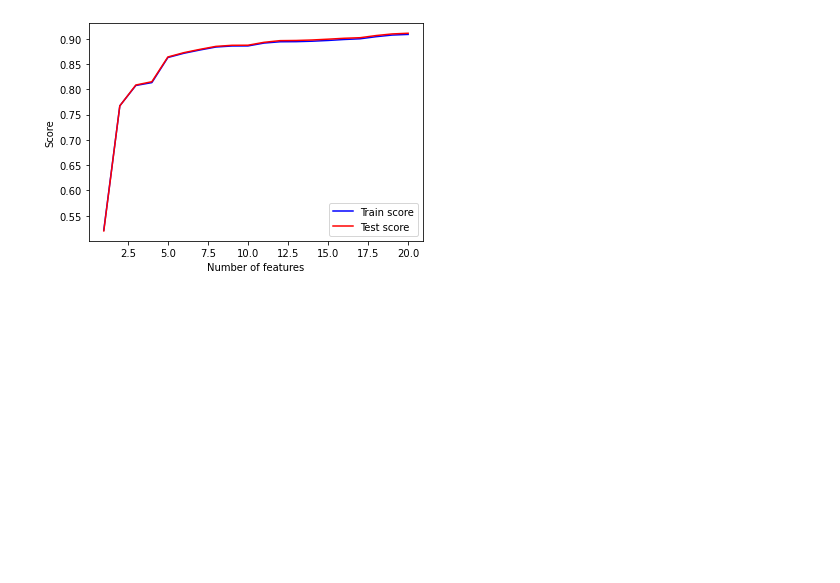
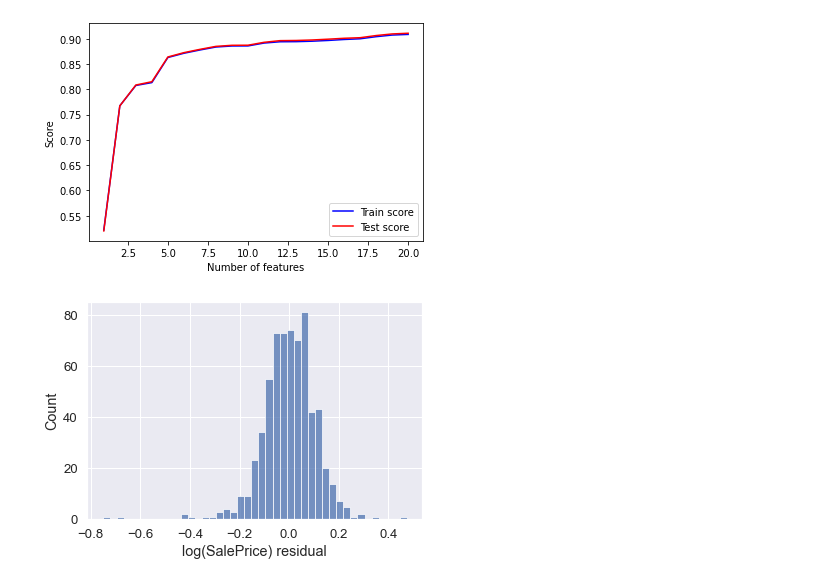
Before and after one commit to nickelworks/machine-learning-housing-project, a Jupyter notebook: robert/lasso_top_20_features_outliers_removed.ipynb, the cells around one changed output. Drawn from its saved outputs; the diff is of its cells as text; code cells hidden in the pictures; blank space fills up the shorter version.

```diff
--- a/robert/lasso_top_20_features_outliers_removed.ipynb
+++ b/robert/lasso_top_20_features_outliers_removed.ipynb
@@ -407,3 +409,23 @@ plt.legend()
 plt.savefig('score_vs_num_features.png', dpi = 300)
 # %% [output]
 [figure]
+# %%
+np.random.seed(0)
+x_train, x_test, y_train, y_test = train_test_split(x[top_20_list],y)
+scaler = MinMaxScaler()
+x_train = scaler.fit_transform(x_train)
+x_test = scaler.transform(x_test)
+params = {'alpha': [1.06e-4]}
+model = GridSearchCV(Lasso(max_iter = 500000), params, cv = 5)
+model.fit(x_train, y_train)
+train_score = model.score(x_train, y_train)
+model.fit(x_test, y_test)
+test_score = model.score(x_test, y_test)
+residuals = y_test - model.predict(x_test)
+# %%
+sns.set(font_scale = 1.2)
+histogram = sns.histplot(residuals)
+histogram.set_xlabel('log(SalePrice) residual')
+plt.savefig('residuals_top_20_features.png', dpi = 300)
+# %% [output]
+[figure, added]
```
Also changed, not shown: parts of 9 cells of this notebook, 2 other files.
